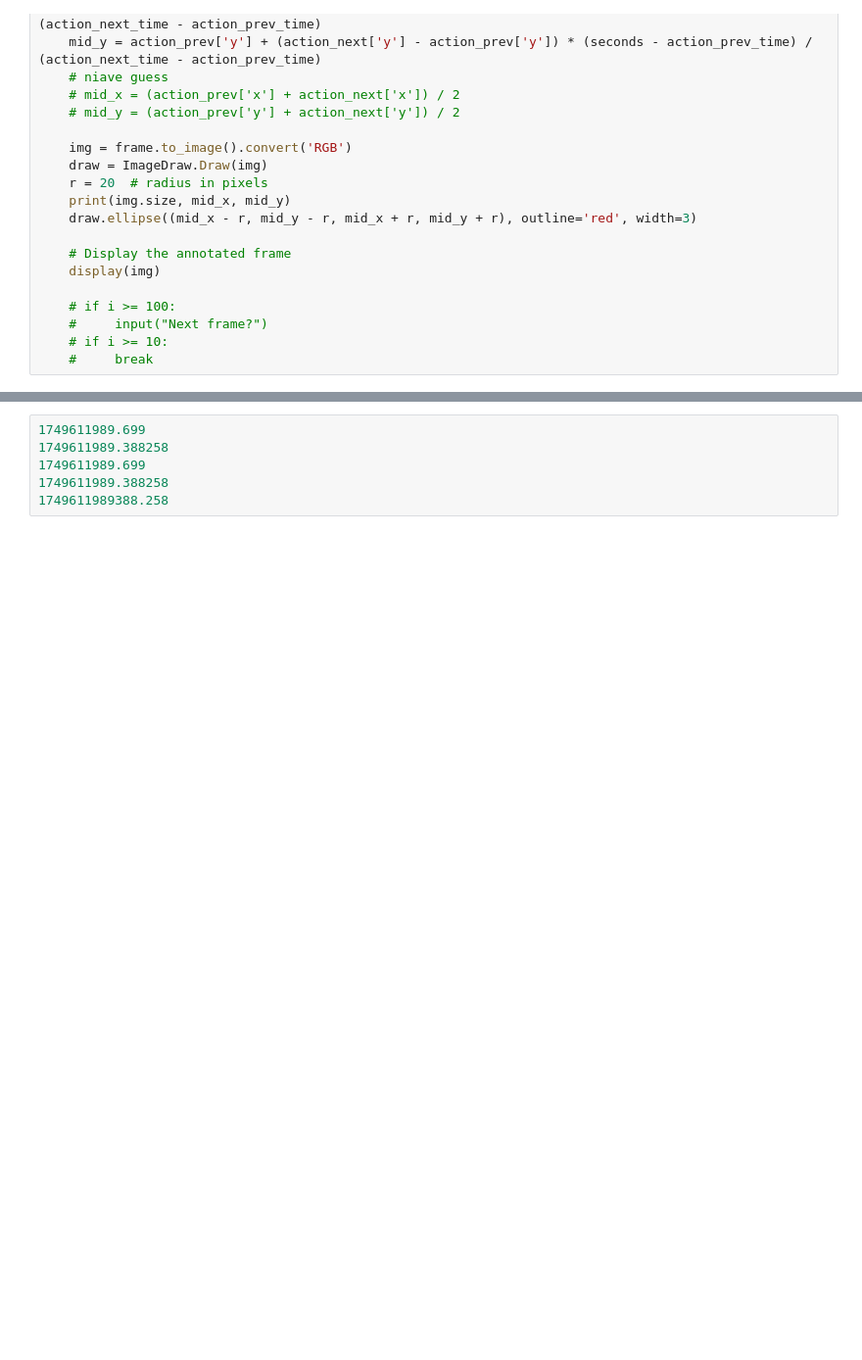
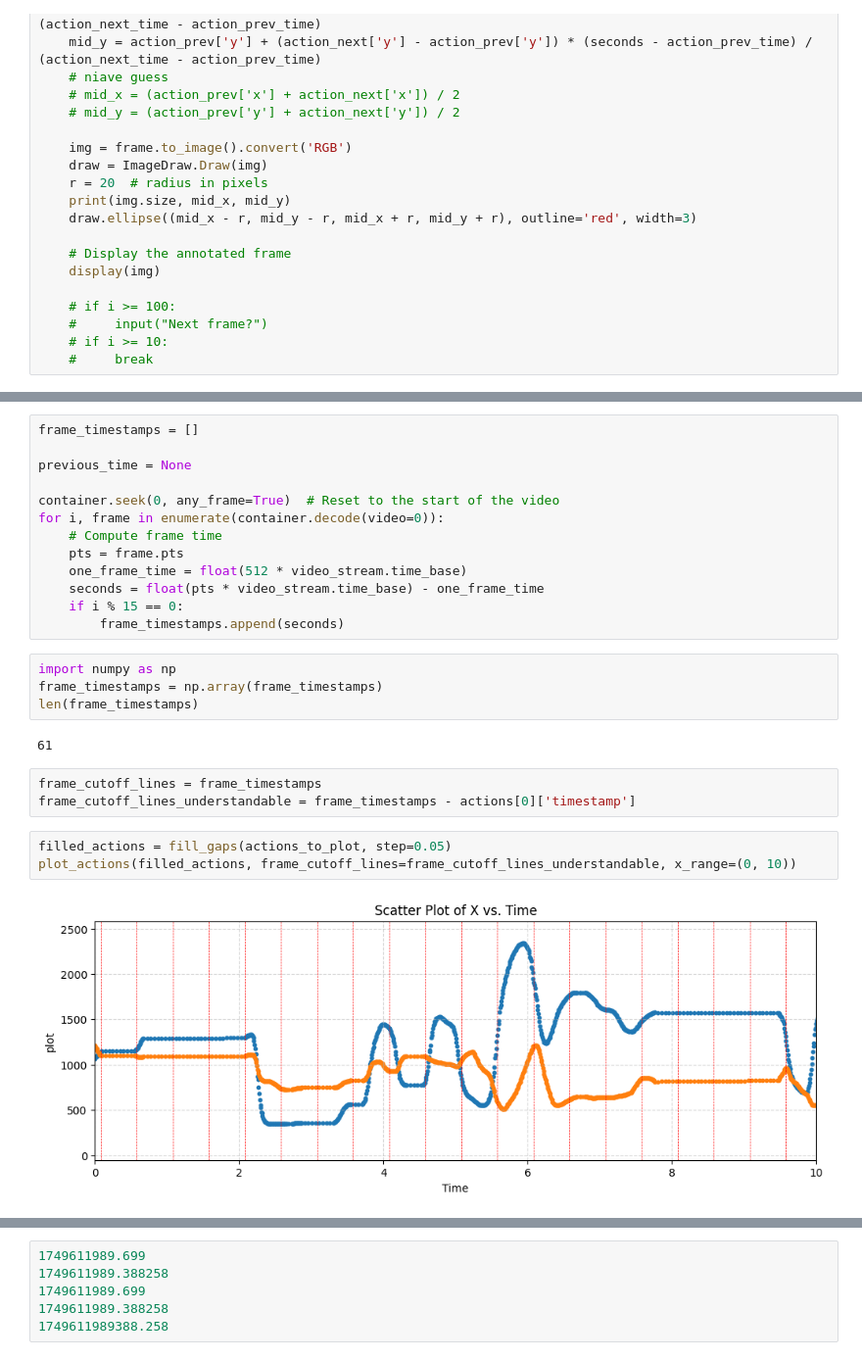
Before and after one commit to induction-labs/induction-labs, a Jupyter notebook: repos/actioncollector/src/actioncollector/playground/testing.ipynb, the cells around one changed output, grey strips where cells are left out. Shown: that part at 98% size. Drawn from its saved outputs; the diff is of its cells as text; blank space fills up the shorter version.

```diff
--- a/repos/actioncollector/src/actioncollector/playground/testing.ipynb
+++ b/repos/actioncollector/src/actioncollector/playground/testing.ipynb
@@ -337,0 +437,27 @@ Finished writing output.mp4
+# %%
+frame_timestamps = []
+
+previous_time = None
+
+container.seek(0, any_frame=True)  # Reset to the start of the video
+for i, frame in enumerate(container.decode(video=0)):
+    # Compute frame time
+    pts = frame.pts
+    one_frame_time = float(512 * video_stream.time_base)
+    seconds = float(pts * video_stream.time_base) - one_frame_time
+    if i % 15 == 0:
+        frame_timestamps.append(seconds)
+# %%
+import numpy as np
+frame_timestamps = np.array(frame_timestamps)
+len(frame_timestamps)
+# %% [output]
+61
+# %%
+frame_cutoff_lines = frame_timestamps
+frame_cutoff_lines_understandable = frame_timestamps - actions[0]['timestamp']
+# %%
+filled_actions = fill_gaps(actions_to_plot, step=0.05)
+plot_actions(filled_actions, frame_cutoff_lines=frame_cutoff_lines_understandable, x_range=(0, 10))
+# %% [output]
+[figure, added]
```
Also changed, not shown: parts of 22 cells of this notebook, 5 other files.
